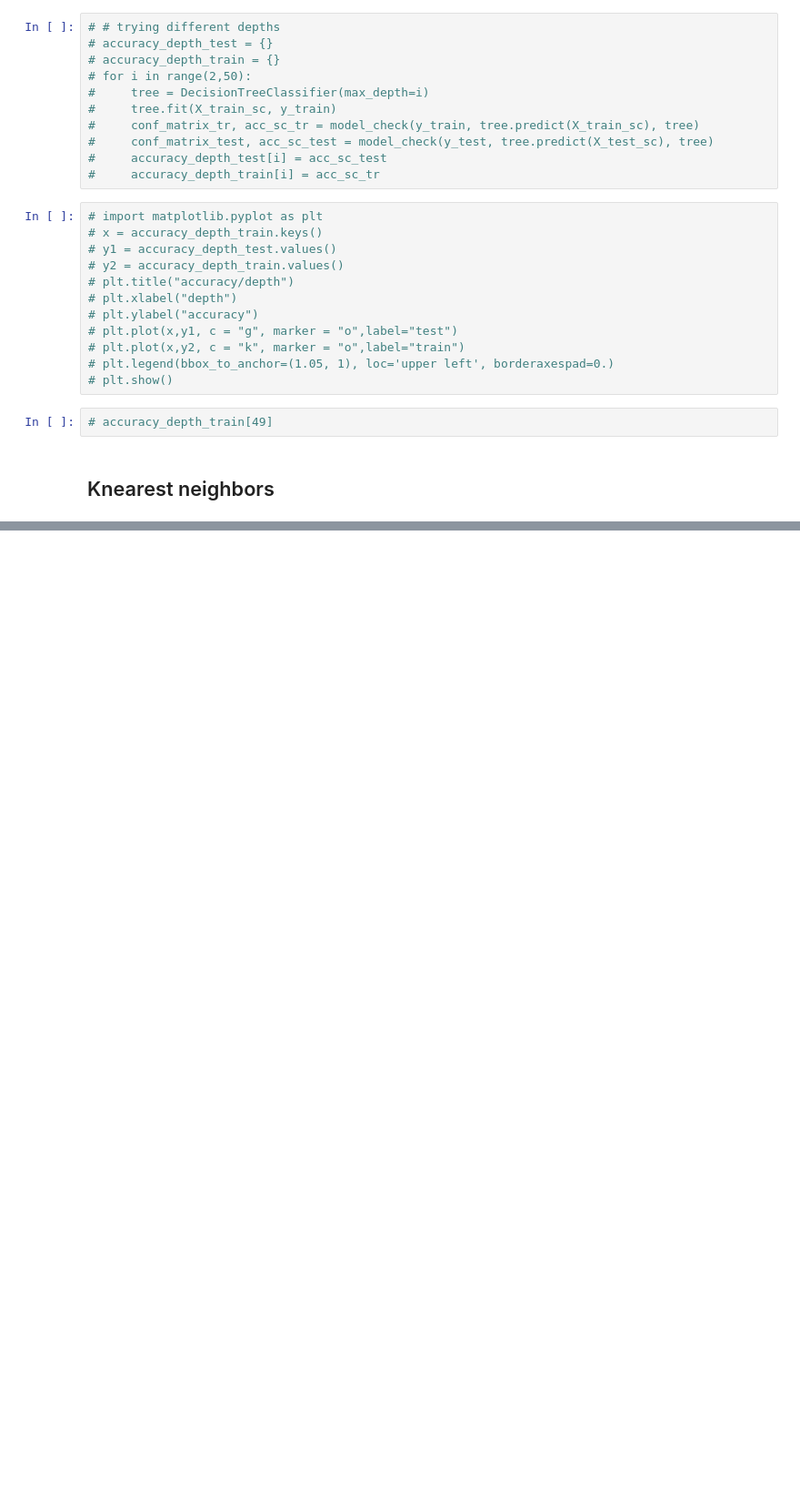
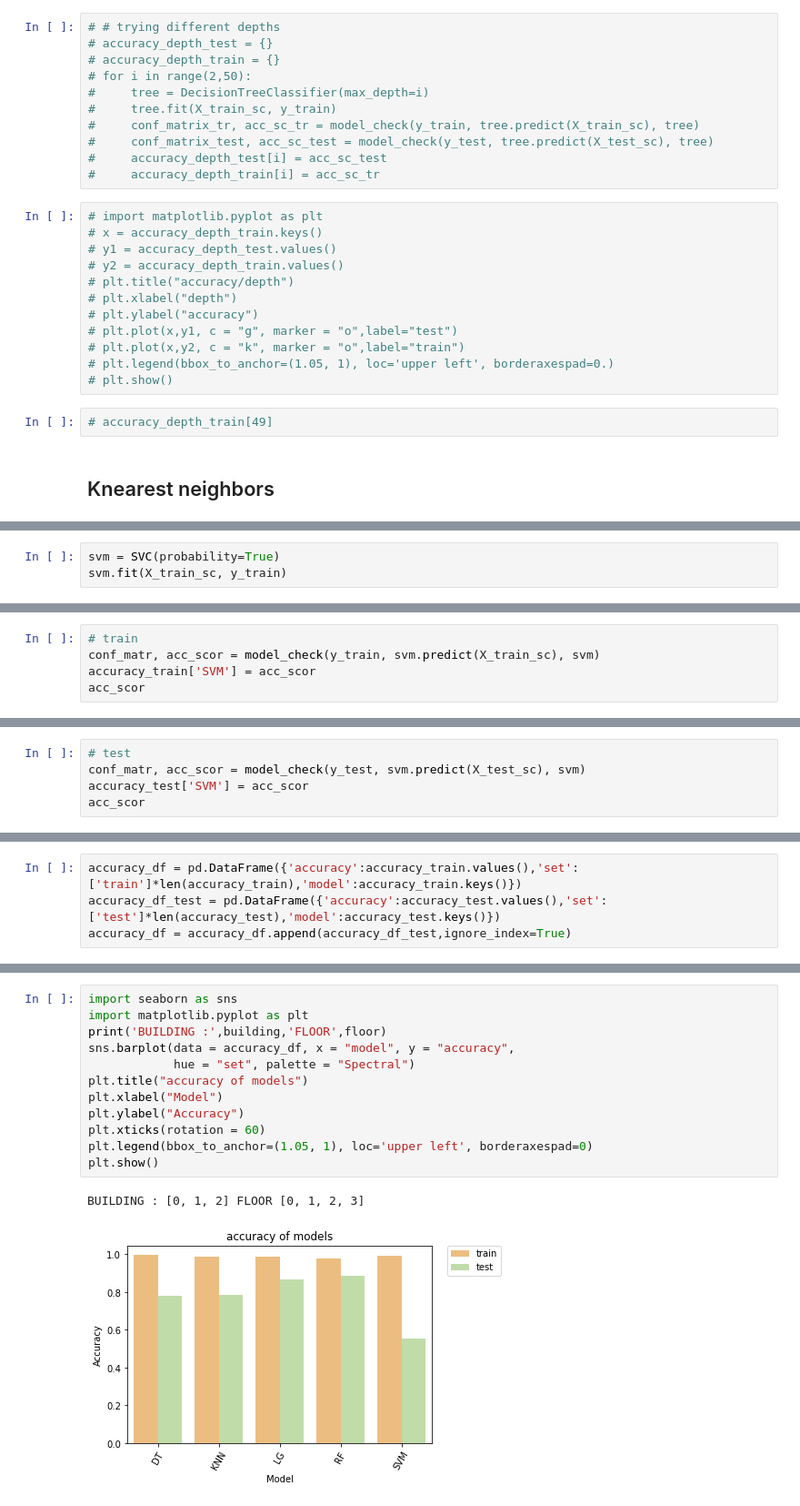
Before and after one commit to vk1408/UJIIndoorLoc, a Jupyter notebook: UJIIndoorLoc.ipynb, the cells around one changed output, grey strips where cells are left out. Shown at 91% size. Cells and saved outputs as stored; diff of their text form; blank space fills up the shorter version.

```diff
--- a/UJIIndoorLoc.ipynb
+++ b/UJIIndoorLoc.ipynb
@@ -602,0 +697,3 @@ dict_keys([2, 3, 4, 5, 6, 7, 8, 9, 10, 11, 12, 13, 14])
+# %%
+svm = SVC(probability=True)
+svm.fit(X_train_sc, y_train)
@@ -602,0 +702,5 @@ dict_keys([2, 3, 4, 5, 6, 7, 8, 9, 10, 11, 12, 13, 14])
+# %%
+# train
+conf_matr, acc_scor = model_check(y_train, svm.predict(X_train_sc), svm)
+accuracy_train['SVM'] = acc_scor
+acc_scor
@@ -602,0 +709,5 @@ dict_keys([2, 3, 4, 5, 6, 7, 8, 9, 10, 11, 12, 13, 14])
+# %%
+# test
+conf_matr, acc_scor = model_check(y_test, svm.predict(X_test_sc), svm)
+accuracy_test['SVM'] = acc_scor
+acc_scor
@@ -602,0 +726,4 @@ dict_keys([2, 3, 4, 5, 6, 7, 8, 9, 10, 11, 12, 13, 14])
+# %%
+accuracy_df = pd.DataFrame({'accuracy':accuracy_train.values(),'set':['train']*len(accuracy_train),'model':accuracy_train.keys()})
+accuracy_df_test = pd.DataFrame({'accuracy':accuracy_test.values(),'set':['test']*len(accuracy_test),'model':accuracy_test.keys()})
+accuracy_df = accuracy_df.append(accuracy_df_test,ignore_index=True)
@@ -602,0 +744,15 @@ dict_keys([2, 3, 4, 5, 6, 7, 8, 9, 10, 11, 12, 13, 14])
+# %%
+import seaborn as sns
+import matplotlib.pyplot as plt
+print('BUILDING :',building,'FLOOR',floor)
+sns.barplot(data = accuracy_df, x = "model", y = "accuracy",
+            hue = "set", palette = "Spectral")
+plt.title("accuracy of models")
+plt.xlabel("Model")
+plt.ylabel("Accuracy")
+plt.xticks(rotation = 60)
+plt.legend(bbox_to_anchor=(1.05, 1), loc='upper left', borderaxespad=0)
+plt.show()
+# %% [output]
+BUILDING : [0, 1, 2] FLOOR [0, 1, 2, 3]
+[figure, added]
```
Also changed, not shown: parts of 52 cells of this notebook.
